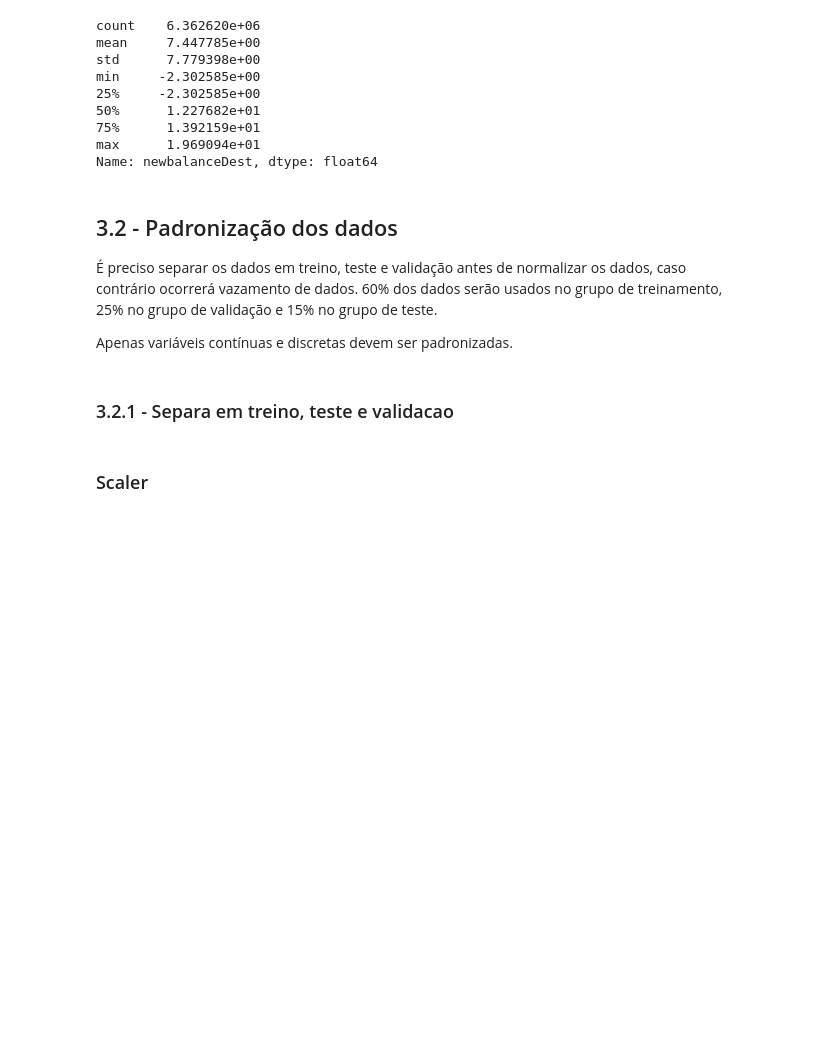
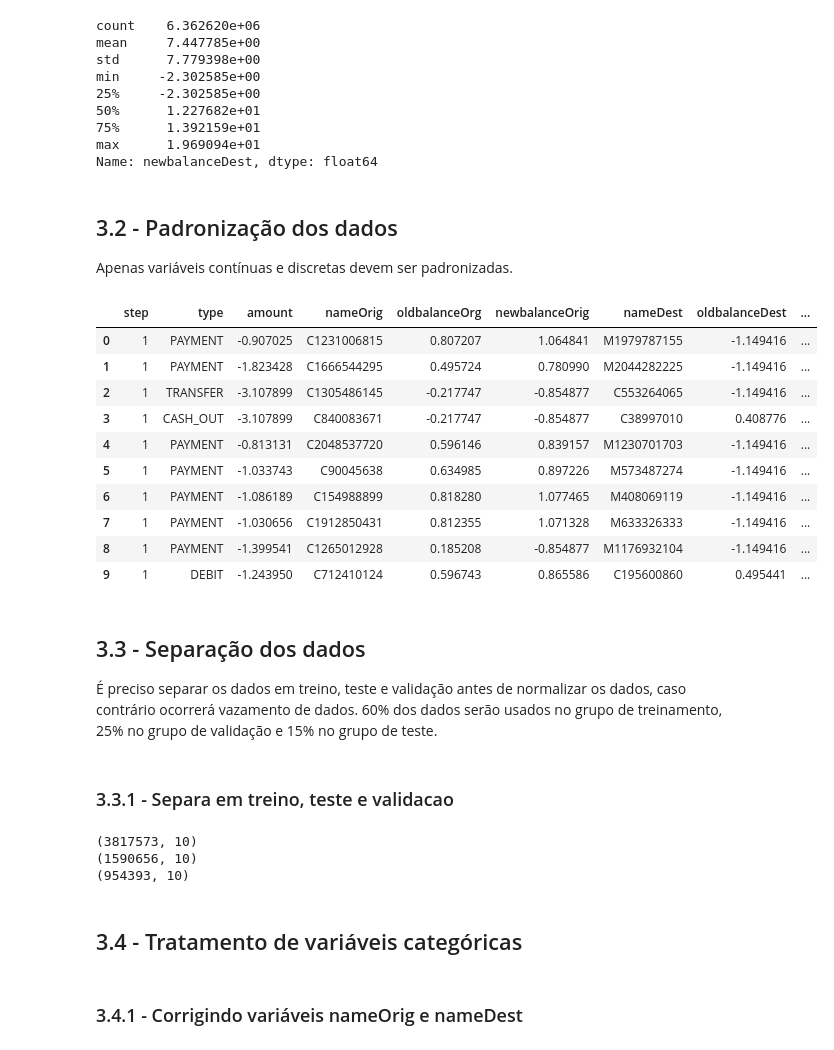
Before and after one commit to henriquemoc/Fraud-Classification, a Jupyter notebook: fraude.ipynb, the cells around one changed output. Saved outputs shown, nothing was run; the diff lists cells and outputs as text; code cells hidden in the pictures; blank space fills up the shorter version.

Commit message:
Update fraude.ipynb
Adicionando método padrão para download do dataset e tratando variáveis categóricas

```diff
--- a/fraude.ipynb
+++ b/fraude.ipynb
@@ -583,14 +613,34 @@ min     -2.302585e+00
 75%      1.392159e+01
 max      1.969094e+01
 Name: newbalanceDest, dtype: float64
+# %% [markdown]
+## 3.2 - Padronização dos dados
+Apenas variáveis contínuas e discretas devem ser padronizadas.
+# %%
+colunas_x_scaler = ["amount", "oldbalanceOrg", "newbalanceOrig", "oldbalanceDest", "newbalanceDest"]
+scaler = Scaler()
+
+df[colunas_x_scaler] = scaler.fit_transform(df[colunas_x_scaler])
+# %%
+df.head(10)
+# %% [output]
+|  | step | type | amount | nameOrig | oldbalanceOrg | newbalanceOrig | nameDest | oldbalanceDest | ... |
+| 0 | 1 | PAYMENT | -0.907025 | C1231006815 | 0.807207 | 1.064841 | M1979787155 | -1.149416 | ... |
+| 1 | 1 | PAYMENT | -1.823428 | C1666544295 | 0.495724 | 0.780990 | M2044282225 | -1.149416 | ... |
+| 2 | 1 | TRANSFER | -3.107899 | C1305486145 | -0.217747 | -0.854877 | C553264065 | -1.149416 | ... |
+| 3 | 1 | CASH_OUT | -3.107899 | C840083671 | -0.217747 | -0.854877 | C38997010 | 0.408776 | ... |
+| 4 | 1 | PAYMENT | -0.813131 | C2048537720 | 0.596146 | 0.839157 | M1230701703 | -1.149416 | ... |
+| 5 | 1 | PAYMENT | -1.033743 | C90045638 | 0.634985 | 0.897226 | M573487274 | -1.149416 | ... |
+| 6 | 1 | PAYMENT | -1.086189 | C154988899 | 0.818280 | 1.077465 | M408069119 | -1.149416 | ... |
+| 7 | 1 | PAYMENT | -1.030656 | C1912850431 | 0.812355 | 1.071328 | M633326333 | -1.149416 | ... |
+| 8 | 1 | PAYMENT | -1.399541 | C1265012928 | 0.185208 | -0.854877 | M1176932104 | -1.149416 | ... |
+| 9 | 1 | DEBIT | -1.243950 | C712410124 | 0.596743 | 0.865586 | C195600860 | 0.495441 | ... |
 # %% [markdown]
-## 3.2 - Padronização dos dados
+## 3.3 - Separação dos dados
 É preciso separar os dados em treino, teste e validação antes de normalizar os dados, caso contrário ocorrerá vazamento de dados.
 60% dos dados serão usados no grupo de treinamento, 25% no grupo de validação e 15% no grupo de teste.
-
-Apenas variáveis contínuas e discretas devem ser padronizadas.
 # %% [markdown]
-### 3.2.1 - Separa em treino, teste e validacao
+### 3.3.1 - Separa em treino, teste e validacao
 # %%
 tamanho_df = df.shape[0]
 colunas_y = ["isFraud"]
@@ -611,5 +661,3 @@ y_validacao =  df.loc[fim_treino:fim_validacao, colunas_y]
 
 x_teste =  df.loc[fim_validacao:tamanho_df , colunas_x]
 y_teste = df.loc[fim_validacao:tamanho_df, colunas_y]
-# %% [markdown]
-### Scaler
@@ -629,0 +664,12 @@ x_teste[colunas_x_scaler] = scaler.fit_transform(x_teste[colunas_x_scaler])
+# %%
+print(x_treino.shape)
+print(x_validacao.shape)
+print(x_teste.shape)
+# %% [output]
+(3817573, 10)
+(1590656, 10)
+(954393, 10)
+# %% [markdown]
+## 3.4 - Tratamento de variáveis categóricas
+# %% [markdown]
+### 3.4.1 - Corrigindo variáveis nameOrig e nameDest
```
Also changed, not shown: parts of 44 cells of this notebook.
